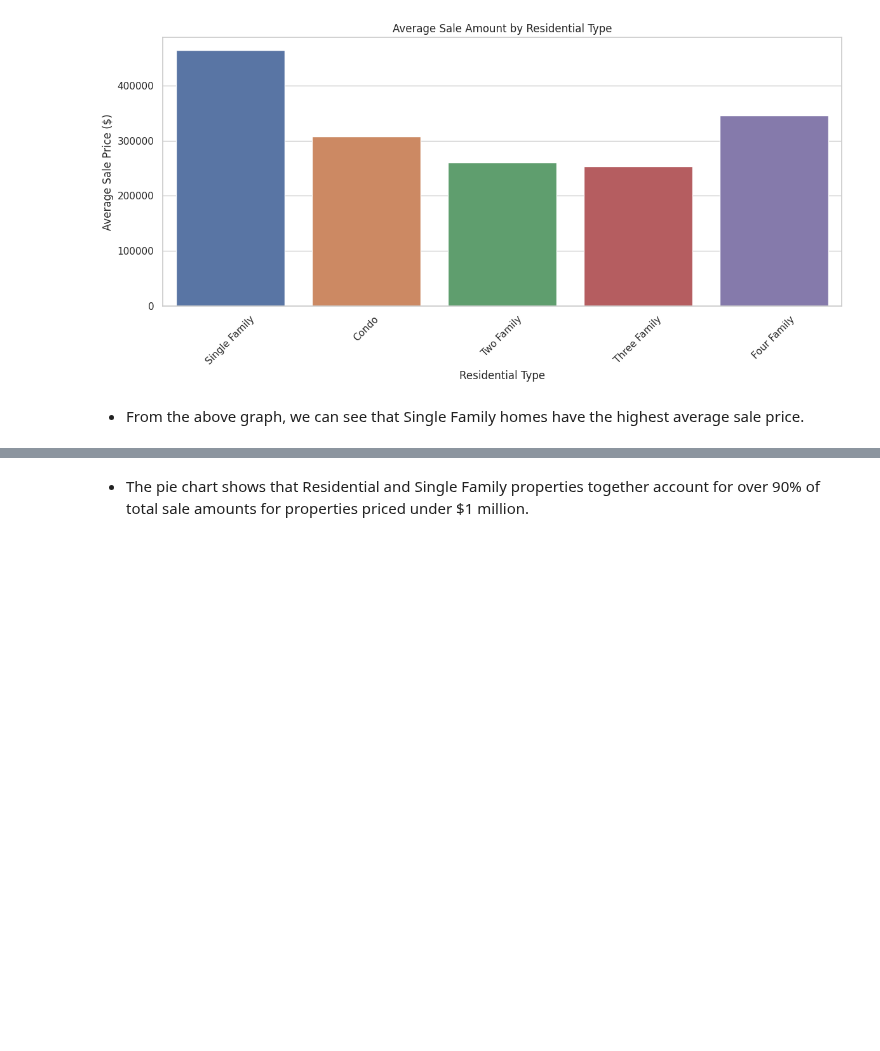
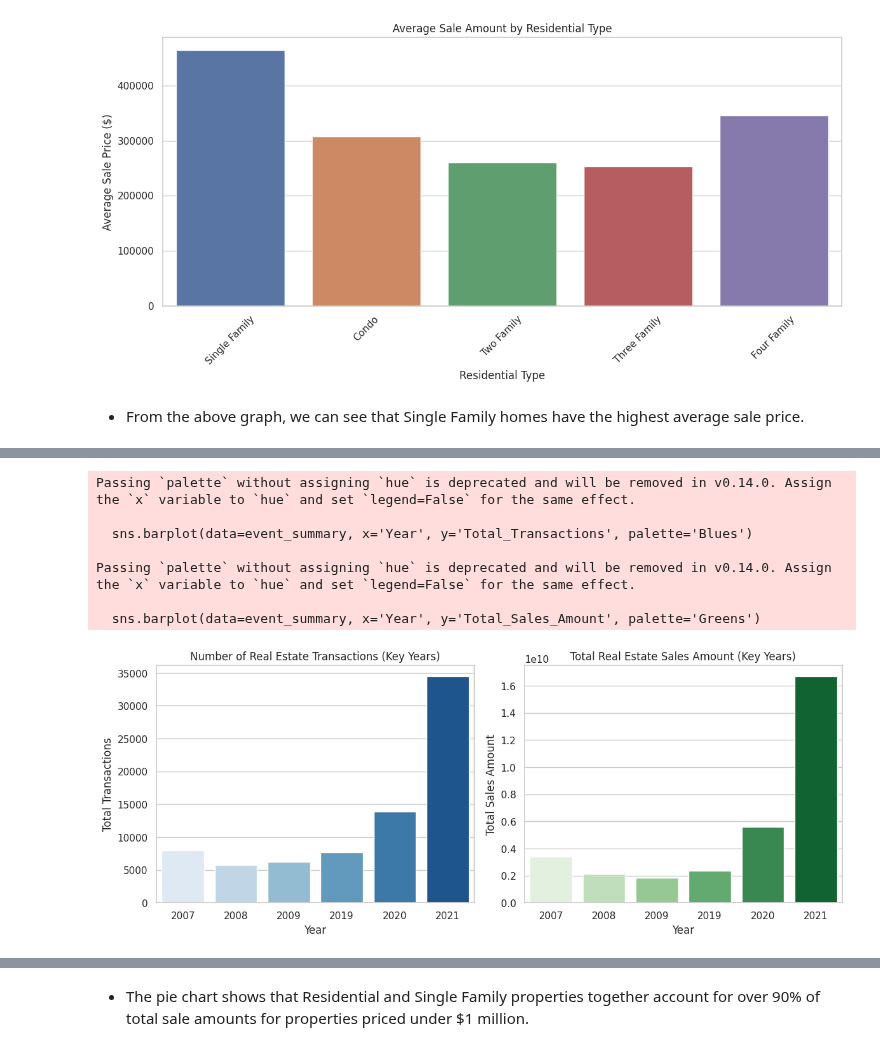
Before and after one commit to kthanikonda/DataWithPython, a Jupyter notebook: Copy_of_Real_Estate_Project_3.ipynb, the cells around one changed output, grey strips where cells are left out. Cells and saved outputs as stored; diff of their text form; code cells hidden in the pictures; blank space fills up the shorter version.

```diff
--- a/Copy_of_Real_Estate_Project_3.ipynb
+++ b/Copy_of_Real_Estate_Project_3.ipynb
@@ -628,0 +654,39 @@ Passing `palette` without assigning `hue` is deprecated and will be removed in v
+# %%
+
+real_estate_df['Year'] = real_estate_df['Date Recorded'].dt.year
+
+
+years_of_interest = [2007, 2008, 2009, 2019, 2020, 2021]
+event_years_df = real_estate_df[real_estate_df['Year'].isin(years_of_interest)]
+
+
+event_summary = event_years_df.groupby('Year').agg(
+    Total_Transactions=('Sale Amount', 'count'),
+    Total_Sales_Amount=('Sale Amount', 'sum')
+).reset_index()
+
+
+plt.figure(figsize=(12, 5))
+
+
+plt.subplot(1, 2, 1)
+sns.barplot(data=event_summary, x='Year', y='Total_Transactions', palette='Blues')
+plt.title('Number of Real Estate Transactions (Key Years)')
+plt.ylabel('Total Transactions')
+
+plt.subplot(1, 2, 2)
+sns.barplot(data=event_summary, x='Year', y='Total_Sales_Amount', palette='Greens')
+plt.title('Total Real Estate Sales Amount (Key Years)')
+plt.ylabel('Total Sales Amount')
+
+plt.tight_layout()
+plt.show()
+# %% [output]
+Passing `palette` without assigning `hue` is deprecated and will be removed in v0.14.0. Assign the `x` variable to `hue` and set `legend=False` for the same effect.
+
+  sns.barplot(data=event_summary, x='Year', y='Total_Transactions', palette='Blues')
+
+Passing `palette` without assigning `hue` is deprecated and will be removed in v0.14.0. Assign the `x` variable to `hue` and set `legend=False` for the same effect.
+
+  sns.barplot(data=event_summary, x='Year', y='Total_Sales_Amount', palette='Greens')
+[figure, added]
```
Also changed, not shown: parts of 62 cells of this notebook.
